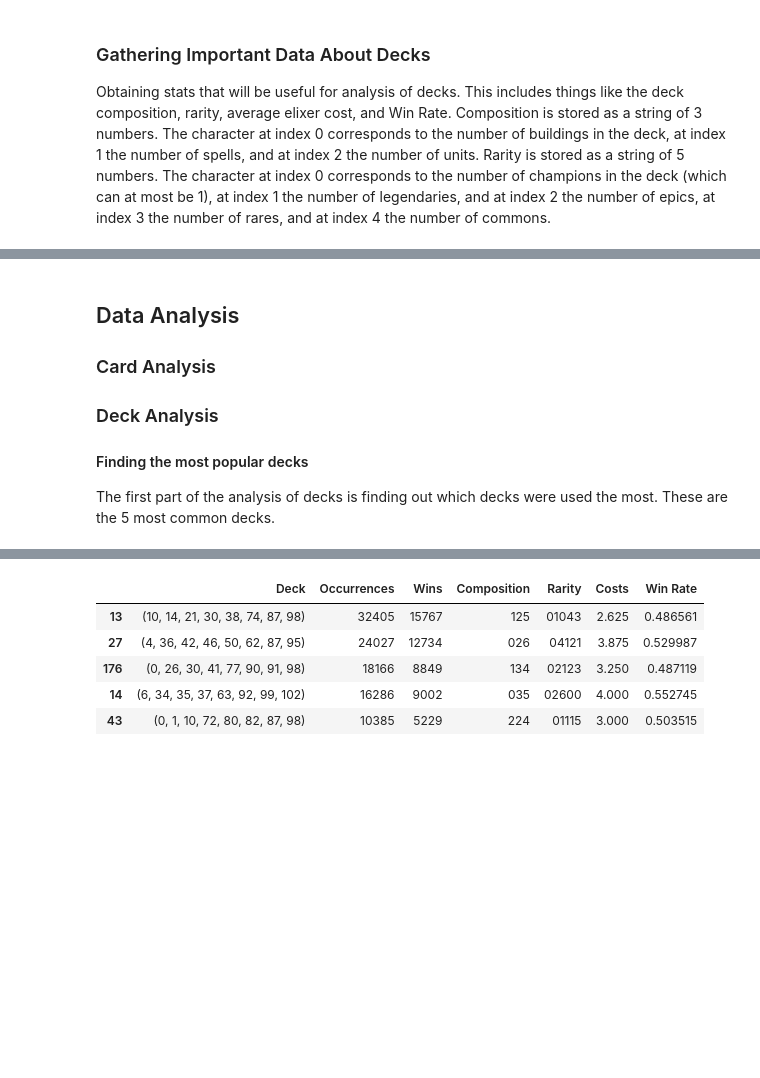
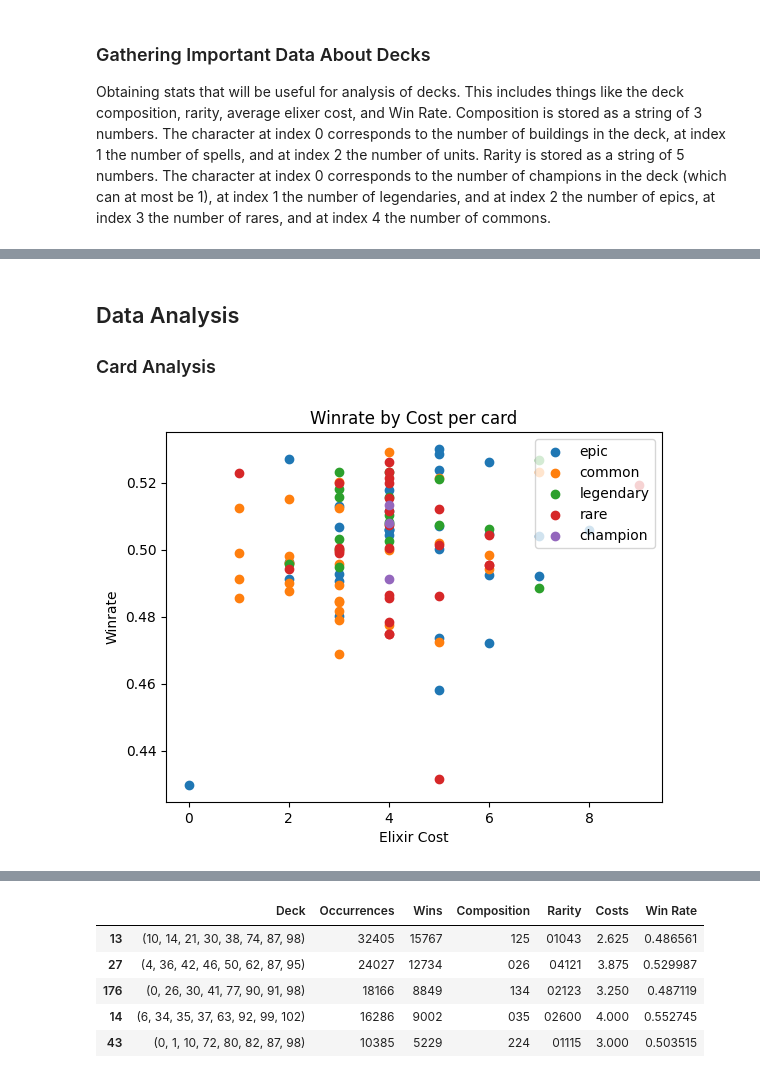
Before and after one commit to tnguyen59/Clash-Royale-Analysis, a Jupyter notebook: brendan_final_draft.ipynb, the cells around one changed output, grey strips where cells are left out. Drawn from its saved outputs; the diff is of its cells as text; code cells hidden in the pictures; blank space fills up the shorter version.

```diff
--- a/brendan_final_draft.ipynb
+++ b/brendan_final_draft.ipynb
@@ -143,7 +208,25 @@ data_decks.head()
 ## Data Analysis
 
 ### Card Analysis
-
-### Deck Analysis
-#### Finding the most popular decks
-The first part of the analysis of decks is finding out which decks were used the most. These are the 5 most common decks.
+# %%
+# make a scatter plot of winrate by elixir cost per card
+for rarity in change_card_df['rarity'].unique():
+    rarity_lst = change_card_df[change_card_df['rarity'] == rarity]
+
+    # reg = LinearRegression()
+    # x = np.array(rarity_lst['cost']).reshape(-1, 1)
+    # y = np.array(rarity_lst['winrate']).reshape(-1, 1)
+    # reg.fit(x, y)
+    # y_exp = reg.predict(x)
+
+    plt.scatter(rarity_lst['cost'], rarity_lst['winrate'], label=rarity)
+    # plt.plot(x, y_exp)
+
+
+plt.title('Winrate by Cost per card')
+plt.xlabel('Elixir Cost')
+plt.ylabel('Winrate')
+plt.legend(loc='upper right')
+plt.show()
+# %% [output]
+[figure, added]
```
Also changed, not shown: parts of 8 cells of this notebook, 1 other file.
